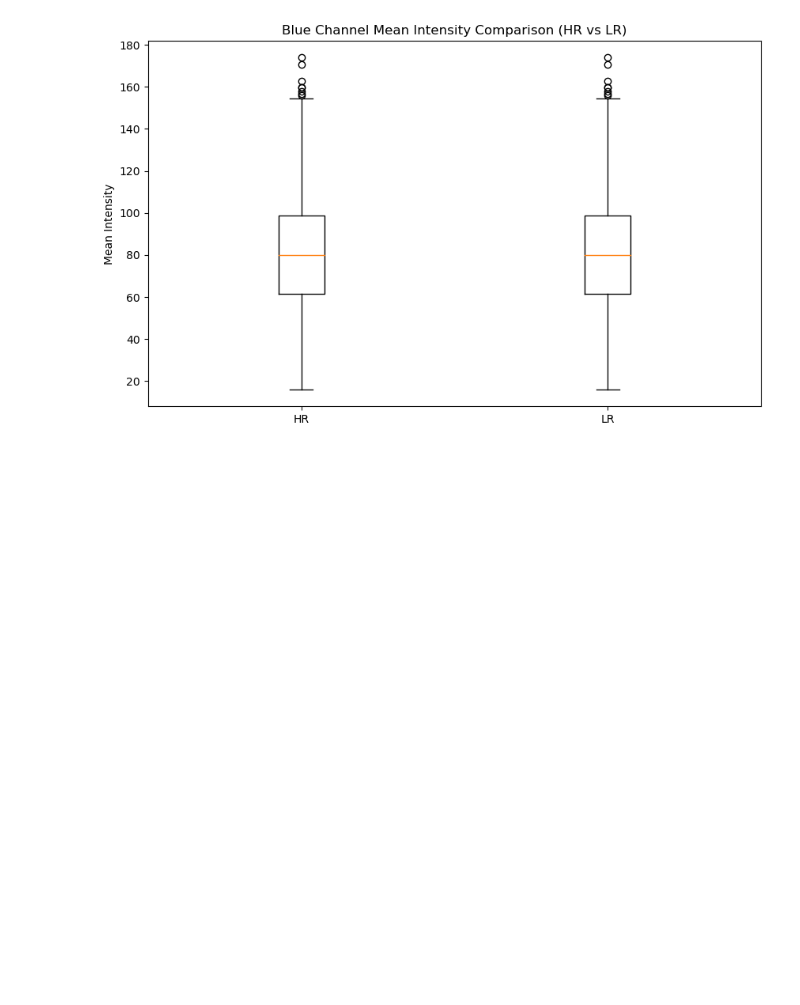
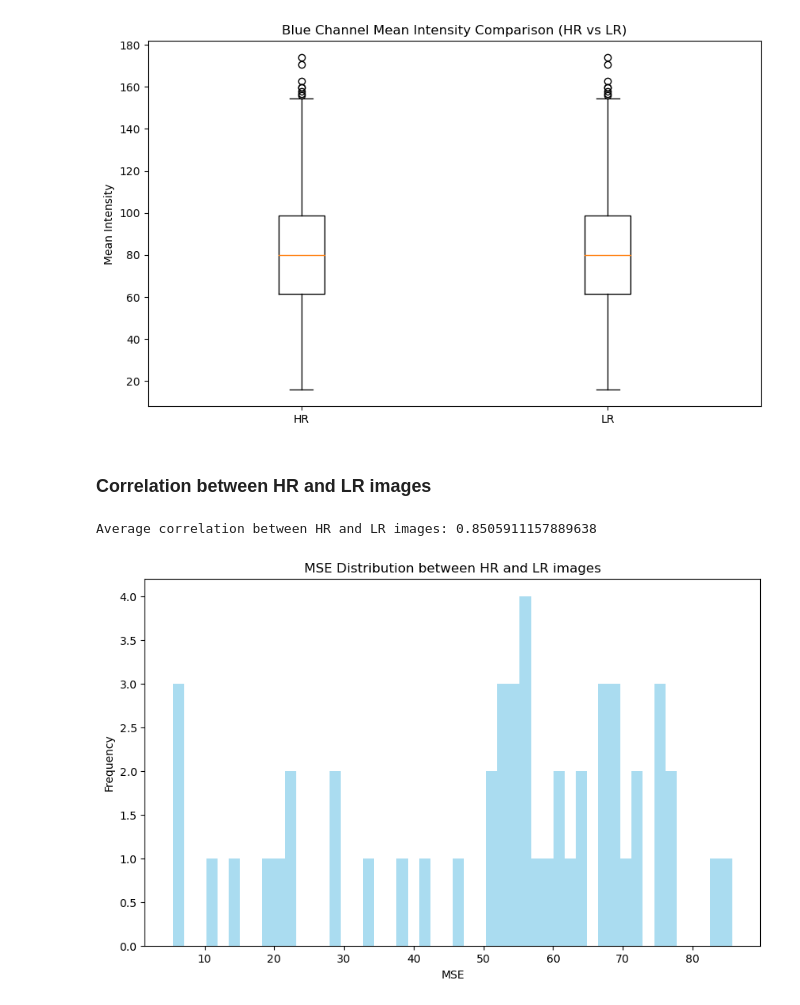
Before and after one commit to lakhankrishna/masterproject, a Jupyter notebook: Codefinal.ipynb, the cells around one changed output. Saved outputs shown, nothing was run; the diff lists cells and outputs as text; code cells hidden in the pictures; blank space fills up the shorter version.

```diff
--- a/Codefinal.ipynb
+++ b/Codefinal.ipynb
@@ -166,3 +166,54 @@ plot_color_channel_statistics(train_hr_blue_means, train_lr_blue_means, 'Blue')
 [figure]
 [figure]
 [figure]
+# %% [markdown]
+### Correlation between HR and LR images
+# %%
+
+# Function to calculate pixel intensity correlation
+def calculate_correlation(hr_directory, lr_directory, n=10):
+    correlations = []
+    hr_files = random.sample([file for file in os.listdir(hr_directory) if os.path.isfile(os.path.join(hr_directory, file))], n)
+    for file in hr_files:
+        with Image.open(os.path.join(hr_directory, file)) as hr_img, Image.open(os.path.join(lr_directory, file)) as lr_img:
+            hr_img_array = np.array(hr_img)
+            lr_img_resized = lr_img.resize(hr_img.size, Image.BICUBIC)
+            lr_img_array = np.array(lr_img_resized)
+            hr_img_flat = hr_img_array.flatten()
+            lr_img_flat = lr_img_array.flatten()
+            correlation = np.corrcoef(hr_img_flat, lr_img_flat)[0, 1]
+            correlations.append(correlation)
+    return np.mean(correlations)
+
+average_correlation = calculate_correlation(train_hr_path, train_lr_path)
+print(f'Average correlation between HR and LR images: {average_correlation}')
+# %% [output]
+Average correlation between HR and LR images: 0.8505911157889638
+# %%
+# Function to calculate MSE
+def calculate_mse(hr_image, lr_image):
+    mse = np.mean((hr_image - lr_image) ** 2)
+    return mse
+
+# Function to get MSE distribution for a set of images
+def get_mse_distribution(hr_directory, lr_directory, n=50):
+    mses = []
+    hr_files = random.sample([file for file in os.listdir(hr_directory) if os.path.isfile(os.path.join(hr_directory, file))], n)
+    for file in hr_files:
+        with Image.open(os.path.join(hr_directory, file)) as hr_img, Image.open(os.path.join(lr_directory, file)) as lr_img:
+            hr_img_array = np.array(hr_img)
+            lr_img_resized = lr_img.resize(hr_img.size, Image.BICUBIC)
+            lr_img_array = np.array(lr_img_resized)
+            mse = calculate_mse(hr_img_array, lr_img_array)
+            mses.append(mse)
+    return mses
+
+mse_distribution = get_mse_distribution(train_hr_path, train_lr_path)
+plt.figure(figsize=(10, 6))
+plt.hist(mse_distribution, bins=50, color='skyblue', alpha=0.7)
+plt.xlabel('MSE')
+plt.ylabel('Frequency')
+plt.title('MSE Distribution between HR and LR images')
+plt.show()
+# %% [output]
+[figure, added]
```
Also changed, not shown: parts of 5 cells of this notebook.
